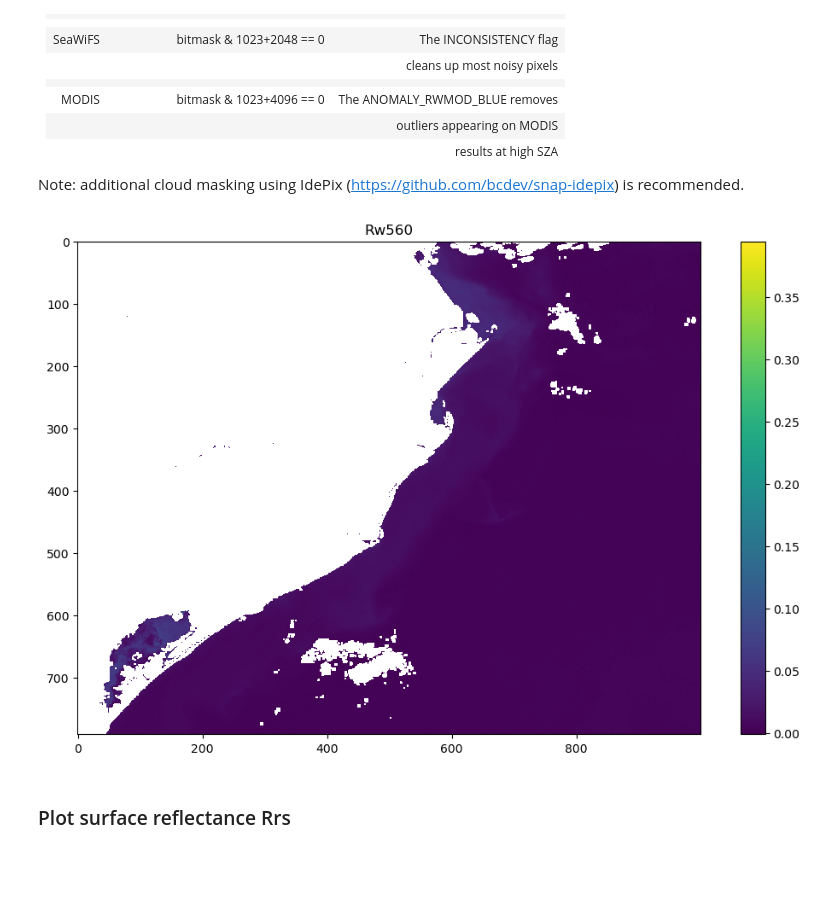
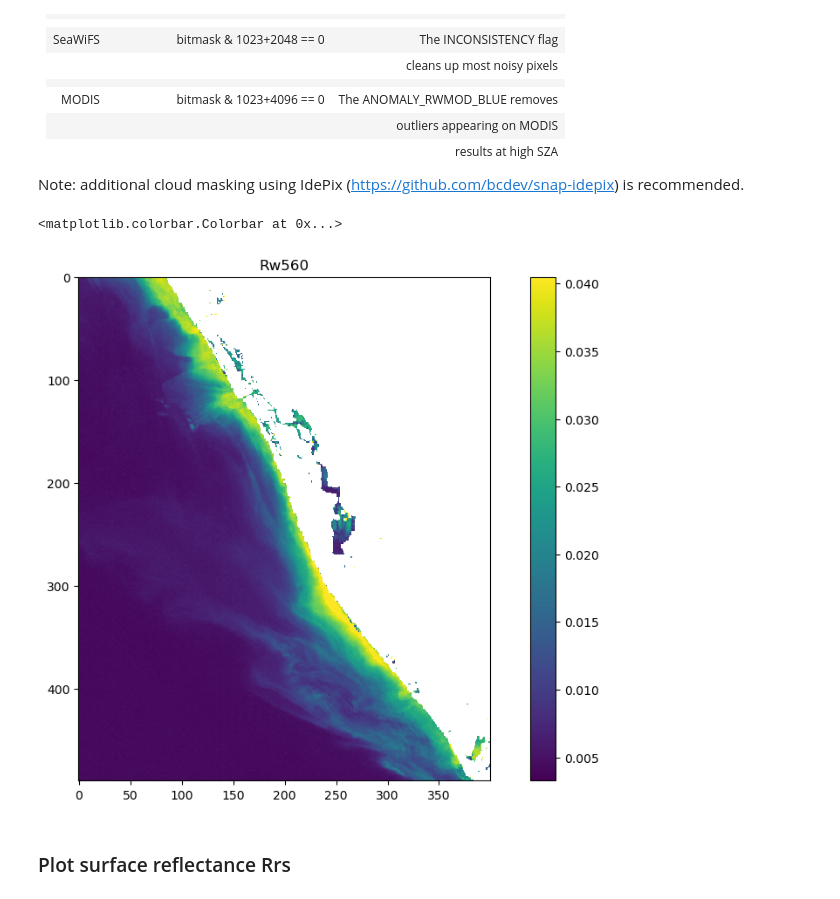
Before and after one commit to CefasRepRes/FUME, a Jupyter notebook: prep_test_images.ipynb, the cells around one changed output. Saved outputs shown, nothing was run; the diff lists cells and outputs as text; code cells hidden in the pictures; blank space fills up the shorter version.

Commit message:
Update examples for training with other images

```diff
--- a/prep_test_images.ipynb
+++ b/prep_test_images.ipynb
@@ -61,56 +61,52 @@ From READM.md
 
 Note: additional cloud masking using IdePix (https://github.com/bcdev/snap-idepix) is recommended.
 # %%
+# Liverpool Bay
 #polymerfile='Documents/temp/ForelUle/S3A_OL_1_EFR____20200506T104005_20200506T104305_20200507T143731_0179_058_051_1980_LN1_O_NT_002.SEN3.nc'
 #polymersmallfile='data/S3A_OL_20200506T104005_20200506T104305_20200507T143731_0179_058_051_1980_LN1_O_NT_002.polymer.LivBay.nc'
+# Restrict to Liverpool Bay
+height=slice(3200,3400)
+width=slice(2400,2650)
 
-# EngWales
+# The Wash estuary
 #polymerfile='Documents/temp/ForelUle/S3A_OL_1_EFR____20200203T105112_20200203T105412_20200204T152758_0179_054_265_1980_LN1_O_NT_002.polymer.nc'
 #polymersmallfile='data/S3A_OL_1_EFR____20200203T105112_20200203T105412_20200204T152758_0179_054_265_1980_LN1_O_NT_002.polymer.thewash.nc'
-
-# Restrict to Liverpool Bay
-#height=slice(3200,3400)
-#width=slice(2400,2650))
-
 # Restrict to The Wash
 #height = slice(2900,3150)
 #width=slice(4000,4400)
 
-# Venbanad Lake and Bhitarkanika National Park
-#polymerfile='Documents/temp/ForelUle/S3B_OL_1_EFR____20200112T045045_20200112T045345_20200113T085230_0179_034_190_2700_LN1_O_NT_002.polymer.nc'
-#polymersmallfile=r'C:\Users\tams00\OneDrive - CEFAS\git\FUME\data\S3B_OL_1_EFR____20200112T045045_20200112T045345_20200113T085230_0179_034_190_2700_LN1_O_NT_002.polymer.venbanad_lake.nc'
-#height = slice(3600,4100)
-#width = slice(2700,3100)
+# Vembanad Lake and Bhitarkanika National Park
+polymerfile='Documents/temp/ForelUle/S3B_OL_1_EFR____20200112T045045_20200112T045345_20200113T085230_0179_034_190_2700_LN1_O_NT_002.polymer.nc'
+polymersmallfile='data/S3B_OL_1_EFR____20200112T045045_20200112T045345_20200113T085230_0179_034_190_2700_LN1_O_NT_002.polymer.venbanad_lake.nc'
+height = slice(3600,4100)
+width = slice(2700,3100)
 
 # Chilika Lake
-polymerfile='Documents/temp/ForelUle/S3B_OL_1_EFR____20200109T042519_20200109T042819_20200114T040052_0179_034_147_2520_MAR_O_NT_002.polymer.nc'
-polymersmallfile=r'C:\Users\tams00\OneDrive - CEFAS\git\FUME\data\S3B_OL_1_EFR____20200109T042519_20200109T042819_20200114T040052_0179_034_147_2520_MAR_O_NT_002.polymer.chilika_lake.nc'
-height=slice(3300,4500)
-width=slice(3250,4250)
+#polymerfile='Documents/temp/ForelUle/S3B_OL_1_EFR____20200109T042519_20200109T042819_20200114T040052_0179_034_147_2520_MAR_O_NT_002.polymer.nc'
+#polymersmallfile='data/S3B_OL_1_EFR____20200109T042519_20200109T042819_20200114T040052_0179_034_147_2520_MAR_O_NT_002.polymer.chilika_lake.nc'
+#height=slice(3300,4500)
+#width=slice(3250,4250)
 # %%
 # prepare test dataset
 polymer = xr.open_dataset(
     Path.home() /
     Path(polymerfile))
 
 # Restrict to Liverpool Bay
 #polymer = polymer.isel(height=
 
 polymer = polymer.isel(height=height,width=width)
 
 # Swir bands not useful for water classification
 polymer = polymer.drop(['Rnir','Rgli','logchl','bbs','Rw865','Rw1020'])
 
-#plt.imshow(polymer['Rw665'],vmax=polymer['Rw665'].quantile(0.95))
 fig=plt.figure(figsize=(12,7.5))
-plt.imshow(polymer['Rw560'])
+plt.imshow(polymer['Rw560'],vmax=polymer['Rw560'].quantile(0.99))
 plt.title('Rw560')
 plt.colorbar()
-
-#Save to new netcdf file
-polymer.to_netcdf(polymersmallfile)
 # %% [output]
+<matplotlib.colorbar.Colorbar at 0x...>
-[figure, old version]
+[figure, new version]
 # %% [markdown]
 ### Plot surface reflectance Rrs
 # %%
```
Also changed, not shown: parts of 7 cells of this notebook, 3 other files.
